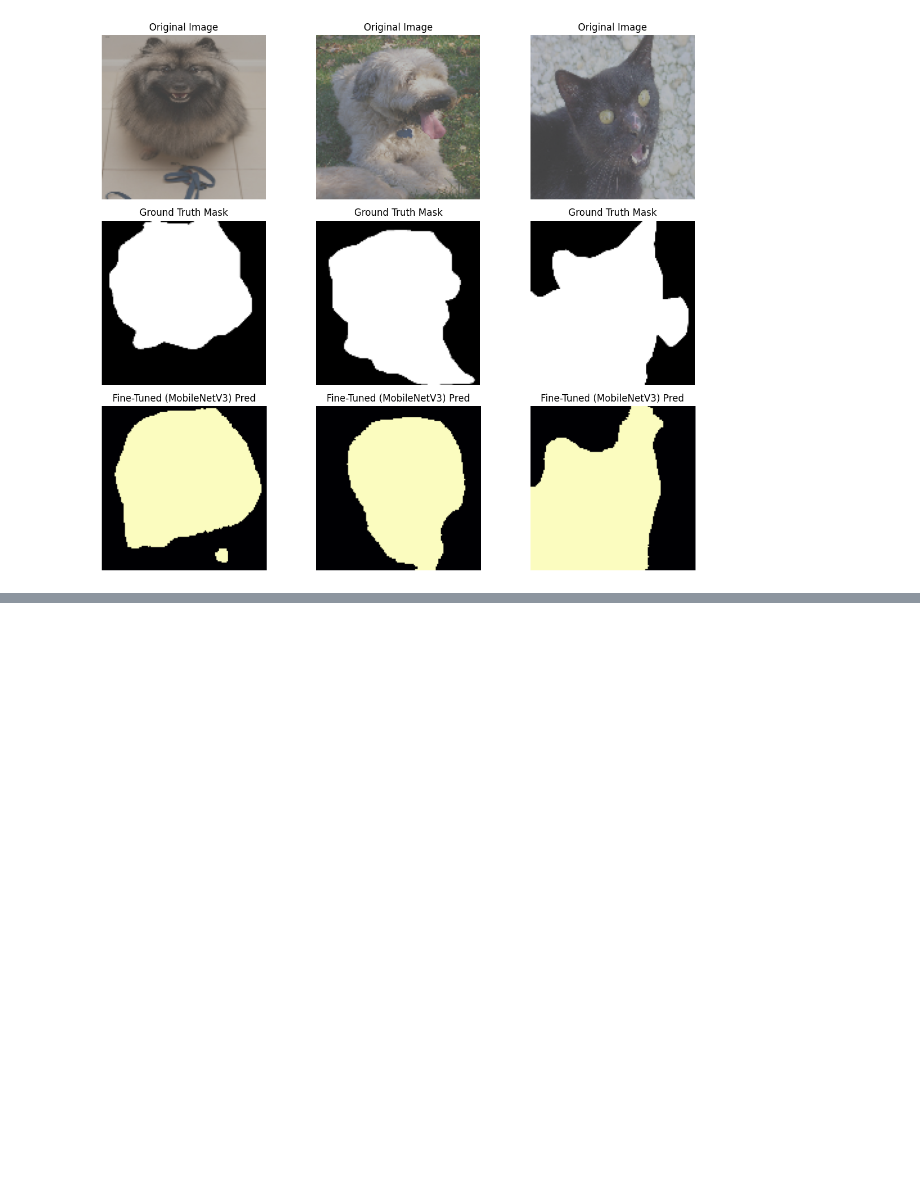
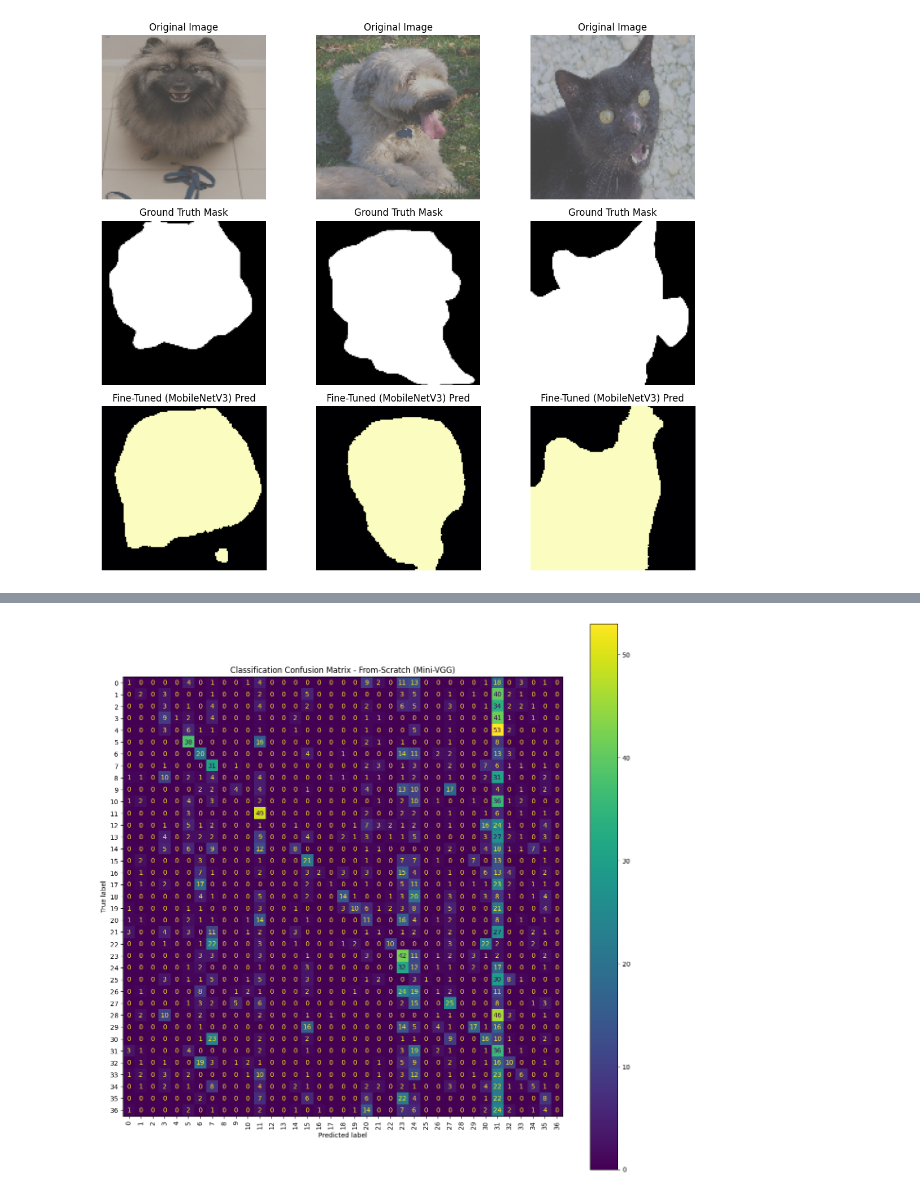
Before and after one commit to bownessjessie18/CAB420, a Jupyter notebook: Assignment_1B/CAB420_A1B_Q2_Template.ipynb, the cells around one changed output, grey strips where cells are left out. Drawn from its saved outputs; the diff is of its cells as text; code cells hidden in the pictures; blank space fills up the shorter version.

```diff
--- a/Assignment_1B/CAB420_A1B_Q2_Template.ipynb
+++ b/Assignment_1B/CAB420_A1B_Q2_Template.ipynb
@@ -1147,0 +1130,96 @@ NameError: name 'val_class_seg' is not defined
+# %%
+import numpy as np
+import matplotlib.pyplot as plt
+from sklearn.metrics import accuracy_score, classification_report, confusion_matrix, ConfusionMatrixDisplay
+
+# ==========================================
+# 1. EXTRACT GROUND TRUTH LABELS
+# ==========================================
+print("Extracting test labels for evaluation (this may take a moment)...")
+# Extract classification and segmentation ground truths from the test dataset
+y_class_test = np.concatenate([y[0] for x, y in test_class_seg.as_numpy_iterator()])
+y_seg_test = np.concatenate([y[1] for x, y in test_class_seg.as_numpy_iterator()])
+
+
+# ==========================================
+# 2. CLASSIFICATION EVALUATION FUNCTION
+# ==========================================
+def evaluate_classification(model, model_name):
+    print(f"\n{'='*50}")
+    print(f"Evaluating CLASSIFICATION for: {model_name}")
+    print(f"{'='*50}")
+
+    # 1. Get predictions (preds[0] is classification, preds[1] is segmentation)
+    preds = model.predict(test_class_seg)
+    class_probs = preds[0]
+
+    # 2. Convert probabilities to class indices
+    y_pred = np.argmax(class_probs, axis=1)
+
+    # 3. Calculate Accuracy
+    acc = accuracy_score(y_class_test, y_pred)
+    print(f"Overall Classification Accuracy: {acc:.2%}\n")
+
+    # 4. Detailed Report (Precision, Recall, F1)
+    print("Detailed Classification Report:")
+    print(classification_report(y_class_test, y_pred))
+
+    # 5. Plot Confusion Matrix
+    cm = confusion_matrix(y_class_test, y_pred)
+    plt.figure(figsize=(15, 15))
+    disp = ConfusionMatrixDisplay(confusion_matrix=cm)
+    disp.plot(cmap='viridis', xticks_rotation='vertical', ax=plt.gca())
+    plt.title(f'Classification Confusion Matrix - {model_name}')
+    plt.show()
+
+
+# ==========================================
+# 3. SEGMENTATION EVALUATION FUNCTION
+# ==========================================
+def evaluate_segmentation(model, model_name):
+    print(f"\n{'='*50}")
+    print(f"Evaluating SEGMENTATION for: {model_name}")
+    print(f"{'='*50}")
+
+    # 1. Get predictions
+    preds = model.predict(test_class_seg)
+    seg_probs = preds[1] # The segmentation output
+
+    # 2. Flatten and threshold predictions
+    # (> 0.5 turns the sigmoid probabilities into True=Foreground / False=Background)
+    seg_preds_flat = seg_probs.reshape(-1) > 0.5
+    seg_gt_flat = y_seg_test.reshape(-1) > 0.5
+
+    # 3. Calculate overall Pixel Accuracy
+    pixel_acc = accuracy_score(seg_gt_flat, seg_preds_flat)
+    print(f"Overall Pixel Accuracy: {pixel_acc:.2%}")
+
+    # 4. Calculate Intersection over Union (IoU)
+    intersection = np.logical_and(seg_gt_flat, seg_preds_flat).sum()
+    union = np.logical_or(seg_gt_flat, seg_preds_flat).sum()
+    iou = intersection / union if union > 0 else 0
+    print(f"Intersection over Union (IoU): {iou:.2%}\n")
+
+    # 5. Plot Confusion Matrix
+    print("Calculating Segmentation Confusion Matrix...")
+    cm = confusion_matrix(seg_gt_flat, seg_preds_flat)
+
+    plt.figure(figsize=(6, 6))
+    # Display False as 'Background' and True as 'Pet'
+    disp = ConfusionMatrixDisplay(confusion_matrix=cm, display_labels=['Background', 'Pet'])
+    disp.plot(cmap='Blues', ax=plt.gca(), values_format='d')
+    plt.title(f'Segmentation Confusion Matrix\n{model_name}')
+    plt.show()
+
+
+# ==========================================
+# 4. RUN THE EVALUATIONS!
+# ==========================================
+# Evaluate the From-Scratch Model
+evaluate_classification(model_from_scratch, "From-Scratch (Mini-VGG)")
+evaluate_segmentation(model_from_scratch, "From-Scratch (Mini-VGG)")
+
+# Evaluate the Fine-Tuned Model (Uncomment when you are ready)
+# evaluate_classification(model_mobilenet, "Fine-Tuned (MobileNetV3)")
+# evaluate_segmentation(model_mobilenet, "Fine-Tuned (MobileNetV3)")
+# %% [output]
@@ -1147,0 +1246 @@ NameError: name 'val_class_seg' is not defined
+[figure, added]
```
Also changed, not shown: parts of 11 cells of this notebook, 1 other file.
